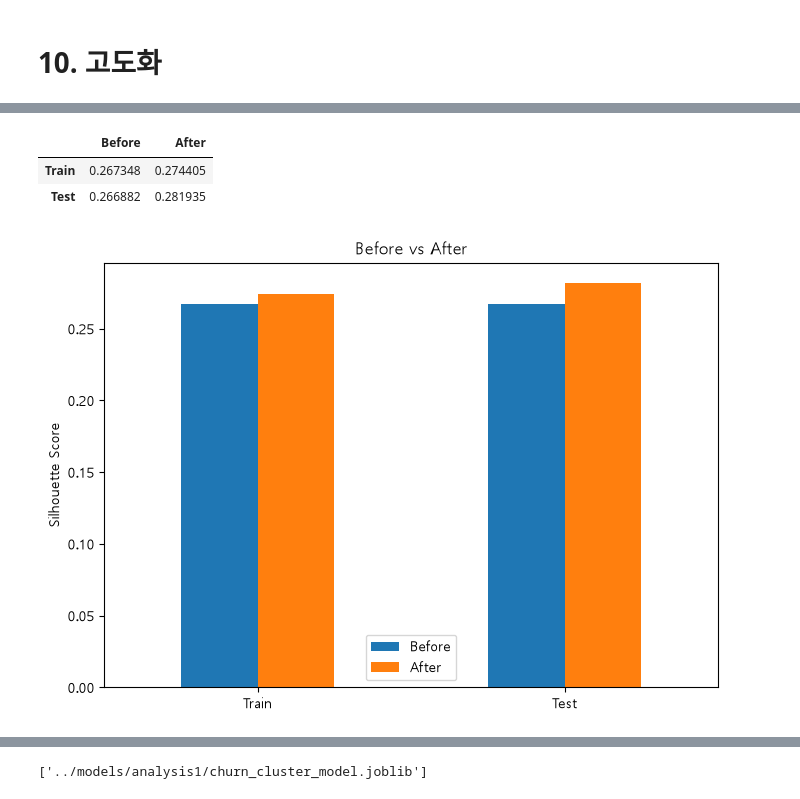
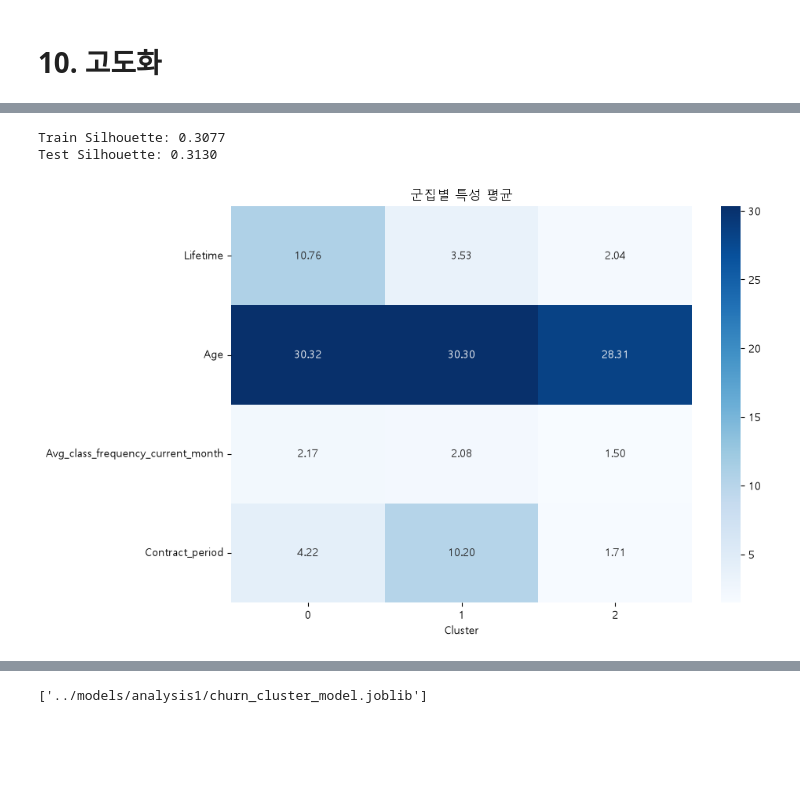
Before and after one commit to kty2001/SKN34-2nd-1Team, a Jupyter notebook: notebooks/analysis1.ipynb, the cells around one changed output, grey strips where cells are left out. Cells and saved outputs as stored; diff of their text form; code cells hidden in the pictures; blank space fills up the shorter version.

```diff
--- a/notebooks/analysis1.ipynb
+++ b/notebooks/analysis1.ipynb
@@ -821,38 +802,30 @@ plot_cluster_pca(
-# %%
-comparison = pd.DataFrame({
-
-    "Before":[
-        validation_result["train_score"],
-        validation_result["test_score"]
-    ],
-
-    "After":[
-        validation_result_upgrade["train_score"],
-        validation_result_upgrade["test_score"]
-    ]
-
-},
-index=["Train","Test"])
-
-comparison
-# %% [output]
-|  | Before | After |
-| Train | 0.267348 | 0.274405 |
-| Test | 0.266882 | 0.281935 |
-# %%
-comparison.plot(
-    kind="bar",
-    figsize=(7,5)
-)
-
-plt.title("Before vs After")
-
-plt.ylabel("Silhouette Score")
-
-plt.xticks(rotation=0)
-
-plt.tight_layout()
-
-plt.show()
-# %% [output]
-[figure, removed]
+# %%
+# 고도화 모델 평가
+def evaluate_upgrade(pipeline, X_train, X_test):
+    X_train_scaled = pipeline.named_steps["scaler"].transform(X_train)
+    X_test_scaled = pipeline.named_steps["scaler"].transform(X_test)
+
+    train_cluster = pipeline.predict(X_train)
+    test_cluster = pipeline.predict(X_test)
+
+    train_score = silhouette_score(X_train_scaled, train_cluster)
+    test_score = silhouette_score(X_test_scaled, test_cluster)
+
+    return {
+        "train_score": train_score,
+        "test_score": test_score,
+        "train_cluster": train_cluster,
+        "test_cluster": test_cluster
+    }
+# %%
+validation_result_upgrade = evaluate_upgrade(
+    pipeline_upgrade,
+    X_train_upgrade,
+    X_test_upgrade
+)
+
+print(f"Train Silhouette: {validation_result_upgrade['train_score']:.4f}")
+print(f"Test Silhouette: {validation_result_upgrade['test_score']:.4f}")
+# %% [output]
+Train Silhouette: 0.3077
+Test Silhouette: 0.3130
@@ -858,0 +845,10 @@ plt.show()
+# %%
+cluster_mean_upgrade = (
+    train_result_upgrade
+    .groupby("Cluster")[cluster_features_upgrade]
+    .mean()
+)
+
+plot_cluster_feature(cluster_mean_upgrade)
+# %% [output]
+[figure, added]
```
Also changed, not shown: parts of 22 cells of this notebook, 6 other files.
